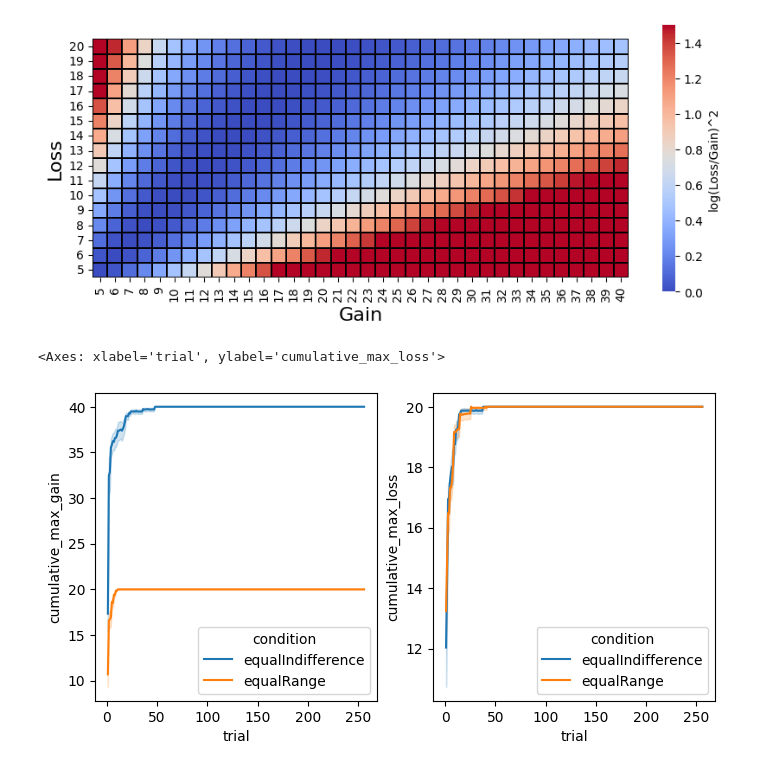
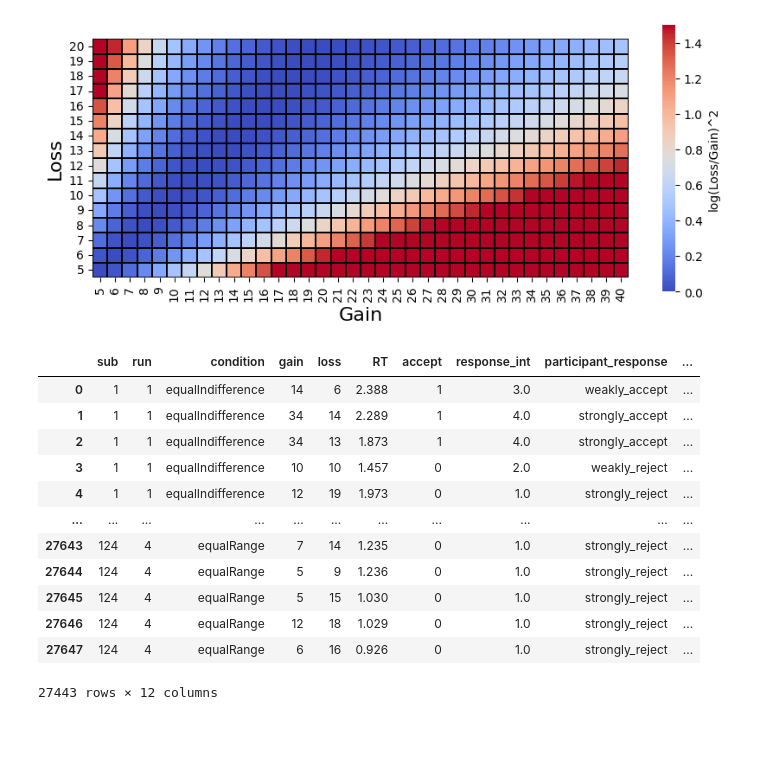
Before and after one commit to GusStgoReyes/riskyneuroarousal, a Jupyter notebook: notebooks/reproducible/random_plots.ipynb, the cells around one changed output. Drawn from its saved outputs; the diff is of its cells as text; code cells hidden in the pictures; blank space fills up the shorter version.

```diff
--- a/notebooks/reproducible/random_plots.ipynb
+++ b/notebooks/reproducible/random_plots.ipynb
@@ -162,12 +168,20 @@ data = load_behavioral_data(min_RT=0.2)
+# %%
+data
+# %% [output]
+|  | sub | run | condition | gain | loss | RT | accept | response_int | participant_response | ... |
+| 0 | 1 | 1 | equalIndifference | 14 | 6 | 2.388 | 1 | 3.0 | weakly_accept | ... |
+| 1 | 1 | 1 | equalIndifference | 34 | 14 | 2.289 | 1 | 4.0 | strongly_accept | ... |
+| 2 | 1 | 1 | equalIndifference | 34 | 13 | 1.873 | 1 | 4.0 | strongly_accept | ... |
+| 3 | 1 | 1 | equalIndifference | 10 | 10 | 1.457 | 0 | 2.0 | weakly_reject | ... |
+| 4 | 1 | 1 | equalIndifference | 12 | 19 | 1.973 | 0 | 1.0 | strongly_reject | ... |
+| ... | ... | ... | ... | ... | ... | ... | ... | ... | ... | ... |
+| 27643 | 124 | 4 | equalRange | 7 | 14 | 1.235 | 0 | 1.0 | strongly_reject | ... |
+| 27644 | 124 | 4 | equalRange | 5 | 9 | 1.236 | 0 | 1.0 | strongly_reject | ... |
+| 27645 | 124 | 4 | equalRange | 5 | 15 | 1.030 | 0 | 1.0 | strongly_reject | ... |
+| 27646 | 124 | 4 | equalRange | 12 | 18 | 1.029 | 0 | 1.0 | strongly_reject | ... |
+| 27647 | 124 | 4 | equalRange | 6 | 16 | 0.926 | 0 | 1.0 | strongly_reject | ... |
+27443 rows × 12 columns
 # %%
 # For each subject, we will compute the max gain they have seen from a trial
 data["cumulative_max_gain"] = data.groupby("sub")["gain"].cummax()
 data["cumulative_max_loss"] = data.groupby("sub")["loss"].cummax()
-# %%
-# Two columns for figures
-fig, axs = plt.subplots(1, 2, figsize=(8, 4))
-sns.lineplot(data, x="trial", y="cumulative_max_gain", hue="condition", ax=axs[0])
-sns.lineplot(data, x="trial", y="cumulative_max_loss", hue="condition", ax=axs[1])
-# %% [output]
-<Axes: xlabel='trial', ylabel='cumulative_max_loss'>
-[figure, removed]
```
Also changed, not shown: parts of 9 cells of this notebook, 23 other files.
